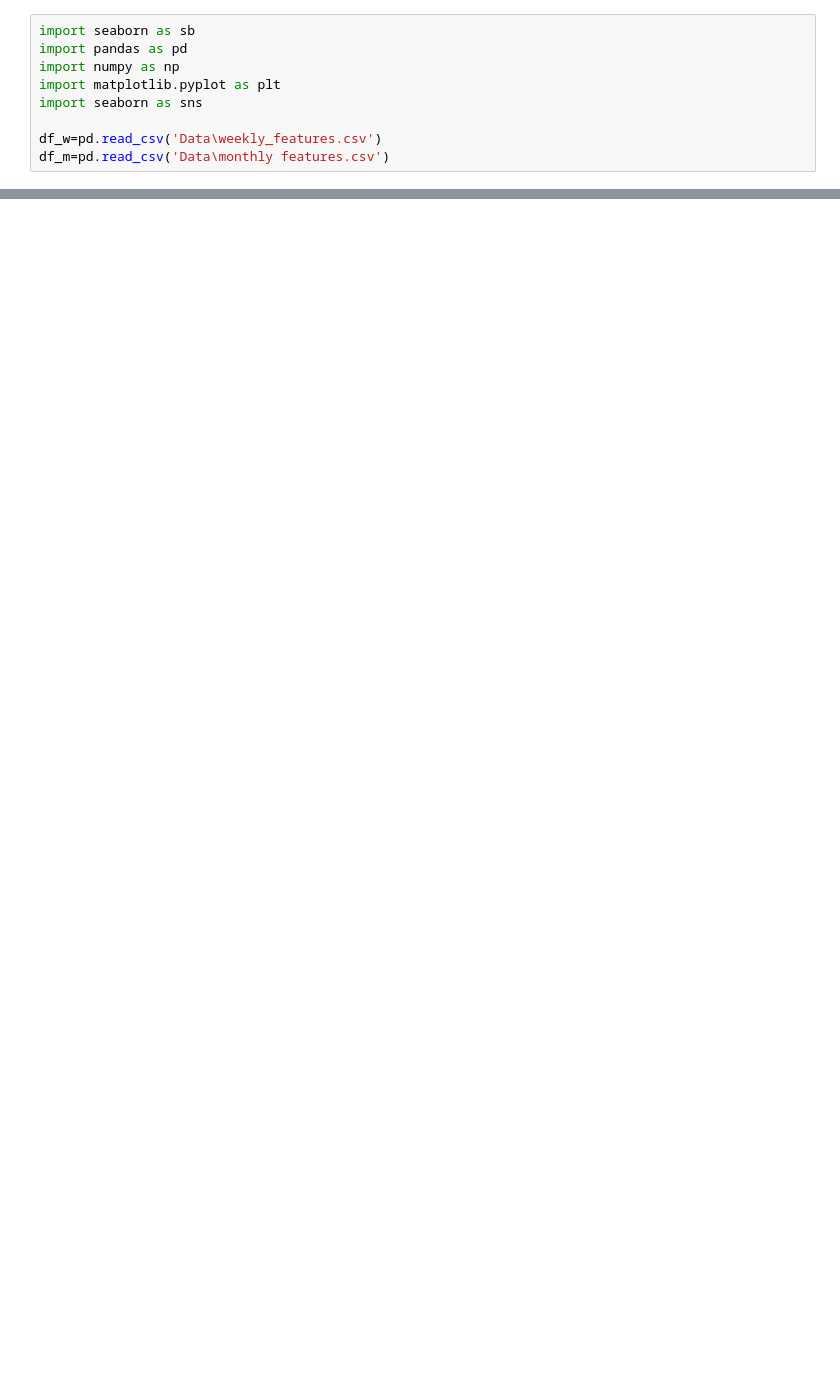
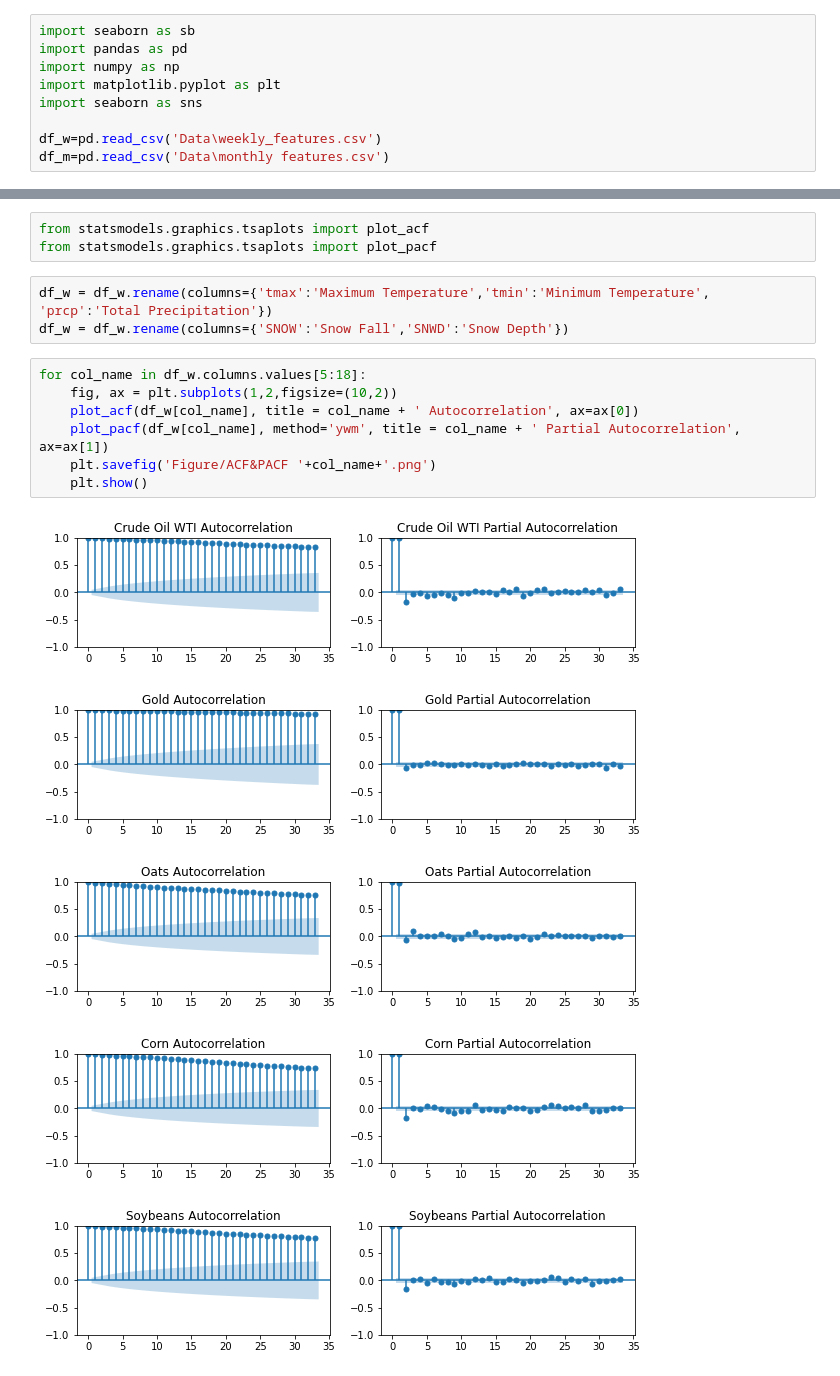
Before and after one commit to zy22159-tech/MasterDT, a Jupyter notebook: ESDA.ipynb, the cells around one changed output, grey strips where cells are left out. Cells and saved outputs as stored; diff of their text form; blank space fills up the shorter version.

```diff
--- a/ESDA.ipynb
+++ b/ESDA.ipynb
@@ -87,0 +137,19 @@ for col_name in df.columns.values[2:16]:
+# %%
+from statsmodels.graphics.tsaplots import plot_acf
+from statsmodels.graphics.tsaplots import plot_pacf
+# %%
+df_w = df_w.rename(columns={'tmax':'Maximum Temperature','tmin':'Minimum Temperature', 'prcp':'Total Precipitation'})
+df_w = df_w.rename(columns={'SNOW':'Snow Fall','SNWD':'Snow Depth'})
+# %%
+for col_name in df_w.columns.values[5:18]:
+    fig, ax = plt.subplots(1,2,figsize=(10,2))
+    plot_acf(df_w[col_name], title = col_name + ' Autocorrelation', ax=ax[0])
+    plot_pacf(df_w[col_name], method='ywm', title = col_name + ' Partial Autocorrelation', ax=ax[1])
+    plt.savefig('Figure/ACF&PACF '+col_name+'.png')
+    plt.show()
+# %% [output]
+[figure, added]
+[figure, added]
+[figure, added]
+[figure, added]
+[figure, added]
```
Also changed, not shown: parts of 16 cells of this notebook, 28 other files.
